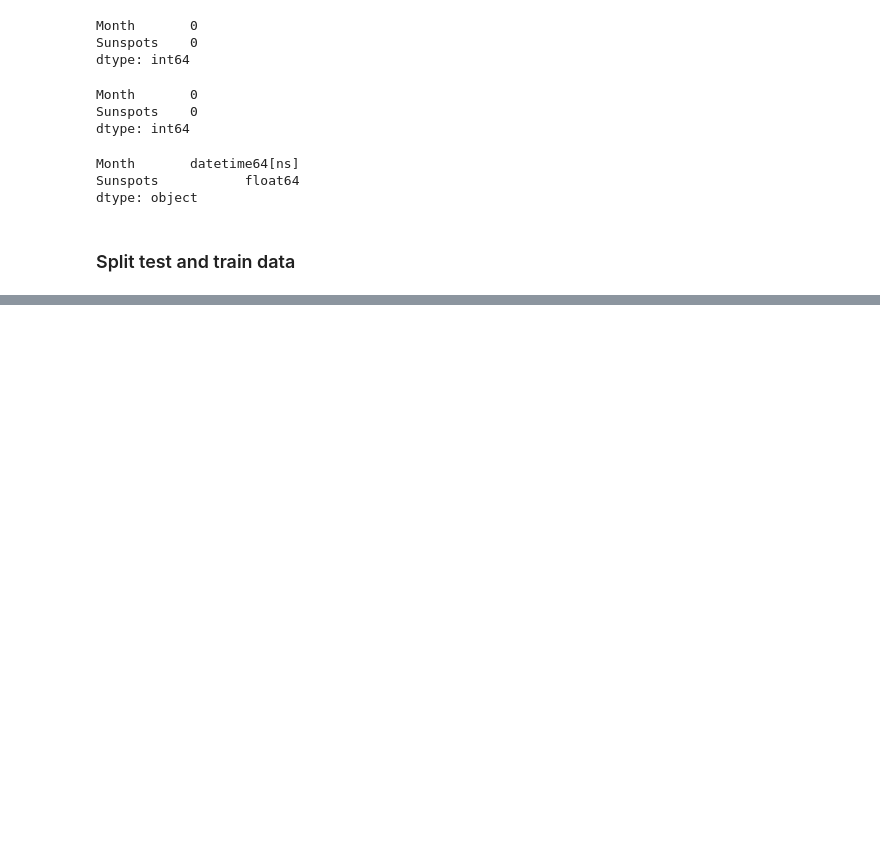
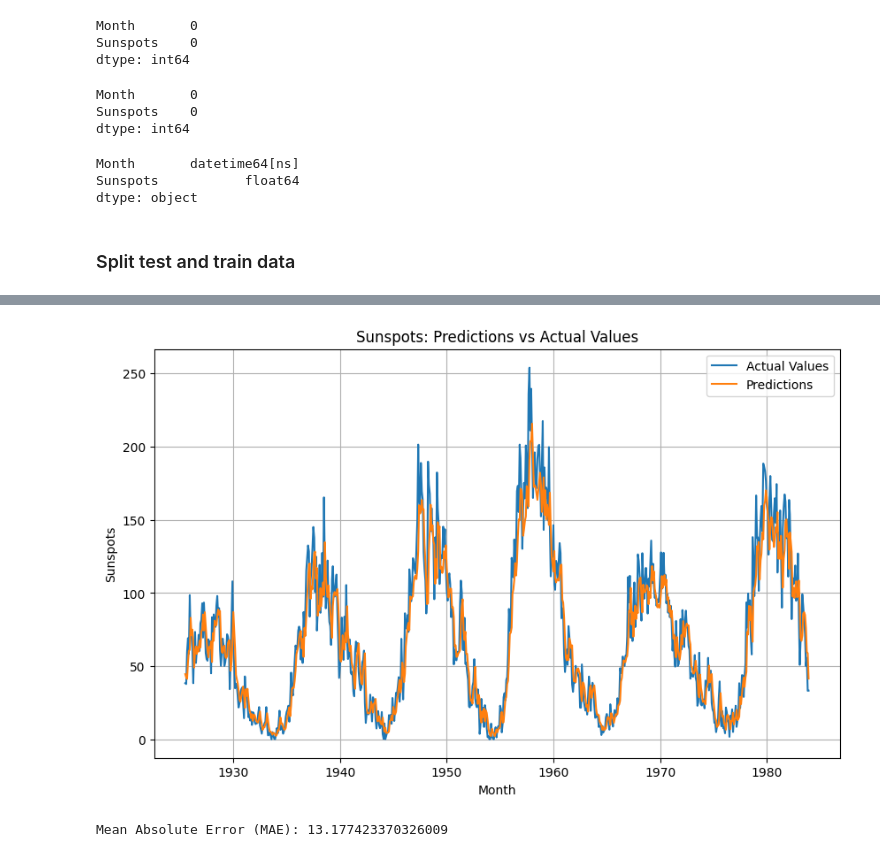
Before and after one commit to gusanitor8/RecurrentNeuralNetworks, a Jupyter notebook: rnn.ipynb, the cells around one changed output, grey strips where cells are left out. Drawn from its saved outputs; the diff is of its cells as text; code cells hidden in the pictures; blank space fills up the shorter version.

```diff
--- a/rnn.ipynb
+++ b/rnn.ipynb
@@ -156,0 +167,9 @@ Mean Absolute Error (MAE): 16.937383973478017
+# %%
+model = Sequential()
+model.add(SimpleRNN(units=50, activation='relu', input_shape=(SEQ_LENGTH, 1)))
+model.add(Dense(units=1))
+
+# Compile the model
+model.compile(optimizer='adam', loss='mean_squared_error')
+# %%
+model.fit(X_train, y_train, epochs=5, batch_size=32)
@@ -156,0 +189,5 @@ Mean Absolute Error (MAE): 16.937383973478017
+# %%
+predictions_rnn = model.predict(X_test)
+
+# Reshape predictions if necessary
+predictions_rnn = predictions_rnn.reshape(-1, 1)
@@ -156,0 +197,34 @@ Mean Absolute Error (MAE): 16.937383973478017
+# %%
+# Inverse transform predictions and actual values
+predictions_actual_rnn = scaler.inverse_transform(predictions_rnn)
+y_test_actual = scaler.inverse_transform(y_test.reshape(-1, 1))
+# %%
+# Align indices for plotting
+test_start_index = split_index + SEQ_LENGTH
+test_end_index = test_start_index + len(predictions_rnn)
+
+# Slice the 'Month' column to match the length of predictions and y_test
+months = data['Month'][test_start_index:test_end_index]
+
+# Plotting predictions vs actual values
+plt.figure(figsize=(10, 6))
+plt.plot(months, y_test_actual, label='Actual Values')
+plt.plot(months, predictions_actual_rnn, label='Predictions')
+plt.title('Sunspots: Predictions vs Actual Values')
+plt.xlabel('Month')
+plt.ylabel('Sunspots')
+plt.legend()
+plt.grid(True)
+plt.show()
+# %% [output]
+[figure, added]
+# %%
+# Inverse transform predictions and actual values
+predictions_actual_rnn = scaler.inverse_transform(predictions_rnn)
+y_test_actual = scaler.inverse_transform(y_test.reshape(-1, 1))
+
+# Calculate MAE
+mae = mean_absolute_error(y_test_actual, predictions_actual_rnn)
+print(f'Mean Absolute Error (MAE): {mae}')
+# %% [output]
+Mean Absolute Error (MAE): 13.177423370326009
```
Also changed, not shown: parts of 9 cells of this notebook.
